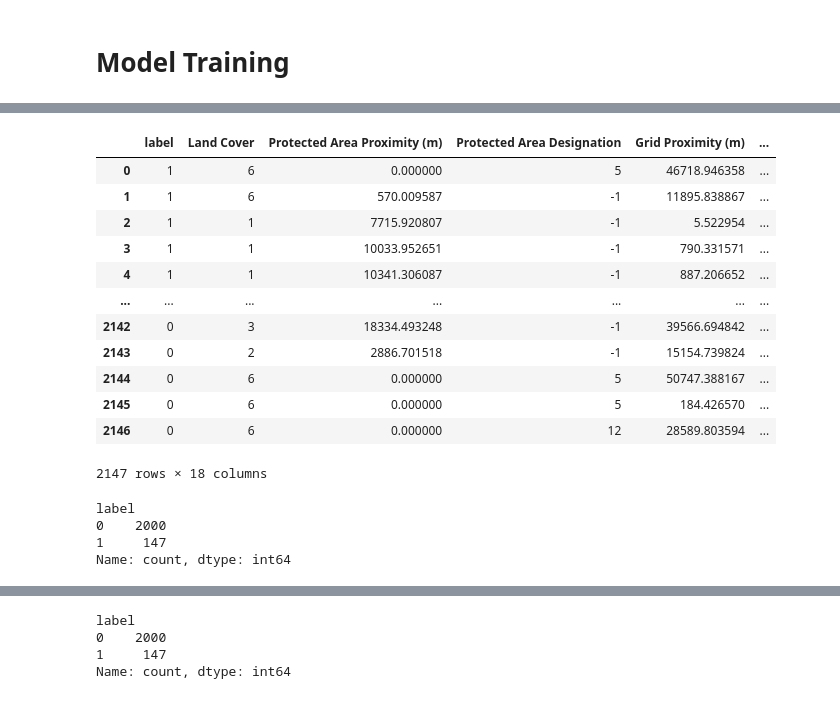
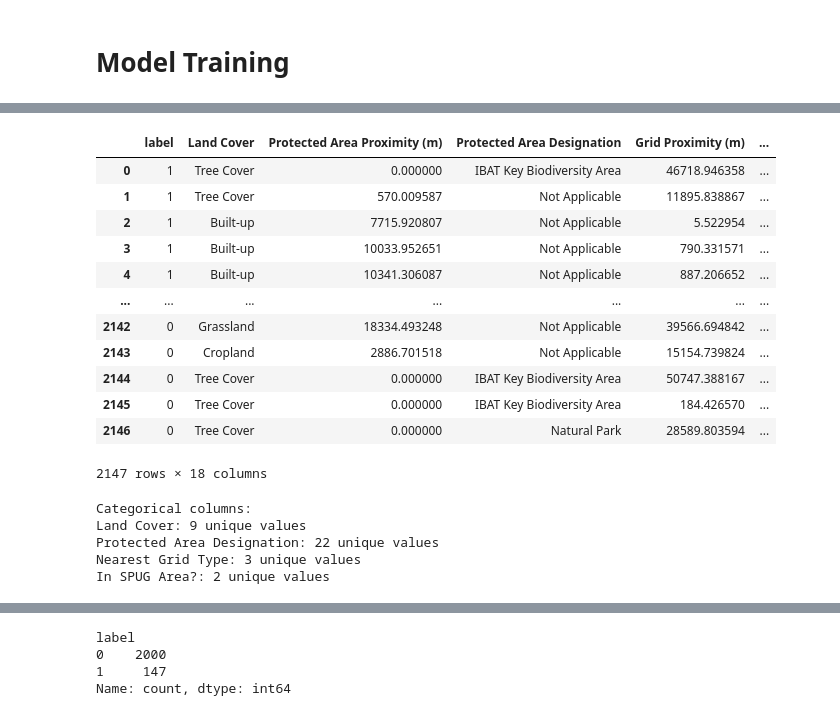
Before and after one commit to cayasryan/MicropowerSolarSuitability, a Jupyter notebook: 03_modeling/model_v2.ipynb, the cells around one changed output, grey strips where cells are left out. Drawn from its saved outputs; the diff is of its cells as text; code cells hidden in the pictures.

```diff
--- a/03_modeling/model_v2.ipynb
+++ b/03_modeling/model_v2.ipynb
@@ -410,26 +487,30 @@ df_final_v2.to_csv("../00_data/pv_final_features_for_ML_v2.csv", index=False)
 # %%
 import pandas as pd
 
-df = pd.read_csv("../00_data/pv_final_features_for_ML_v2.csv")
+df = pd.read_csv("../00_data/pv_final_features_for_pipeline.csv")
 df
 # %% [output]
 |  | label | Land Cover | Protected Area Proximity (m) | Protected Area Designation | Grid Proximity (m) | ... |
-| 0 | 1 | 6 | 0.000000 | 5 | 46718.946358 | ... |
-| 1 | 1 | 6 | 570.009587 | -1 | 11895.838867 | ... |
-| 2 | 1 | 1 | 7715.920807 | -1 | 5.522954 | ... |
-| 3 | 1 | 1 | 10033.952651 | -1 | 790.331571 | ... |
-| 4 | 1 | 1 | 10341.306087 | -1 | 887.206652 | ... |
+| 0 | 1 | Tree Cover | 0.000000 | IBAT Key Biodiversity Area | 46718.946358 | ... |
+| 1 | 1 | Tree Cover | 570.009587 | Not Applicable | 11895.838867 | ... |
+| 2 | 1 | Built-up | 7715.920807 | Not Applicable | 5.522954 | ... |
+| 3 | 1 | Built-up | 10033.952651 | Not Applicable | 790.331571 | ... |
+| 4 | 1 | Built-up | 10341.306087 | Not Applicable | 887.206652 | ... |
 | ... | ... | ... | ... | ... | ... | ... |
-| 2142 | 0 | 3 | 18334.493248 | -1 | 39566.694842 | ... |
-| 2143 | 0 | 2 | 2886.701518 | -1 | 15154.739824 | ... |
-| 2144 | 0 | 6 | 0.000000 | 5 | 50747.388167 | ... |
-| 2145 | 0 | 6 | 0.000000 | 5 | 184.426570 | ... |
-| 2146 | 0 | 6 | 0.000000 | 12 | 28589.803594 | ... |
+| 2142 | 0 | Grassland | 18334.493248 | Not Applicable | 39566.694842 | ... |
+| 2143 | 0 | Cropland | 2886.701518 | Not Applicable | 15154.739824 | ... |
+| 2144 | 0 | Tree Cover | 0.000000 | IBAT Key Biodiversity Area | 50747.388167 | ... |
+| 2145 | 0 | Tree Cover | 0.000000 | IBAT Key Biodiversity Area | 184.426570 | ... |
+| 2146 | 0 | Tree Cover | 0.000000 | Natural Park | 28589.803594 | ... |
 2147 rows × 18 columns
-# %%
-df.label.value_counts()
-# %% [output]
-label
-0    2000
-1     147
-Name: count, dtype: int64
+# %%
+categorical_cols = df.select_dtypes(include=['object']).columns
+print("Categorical columns:")
+for col in categorical_cols:
+    print(f"{col}: {df[col].nunique()} unique values")
+# %% [output]
+Categorical columns:
+Land Cover: 9 unique values
+Protected Area Designation: 22 unique values
+Nearest Grid Type: 3 unique values
+In SPUG Area?: 2 unique values
```
Also changed, not shown: parts of 62 cells of this notebook, 7 other files.
